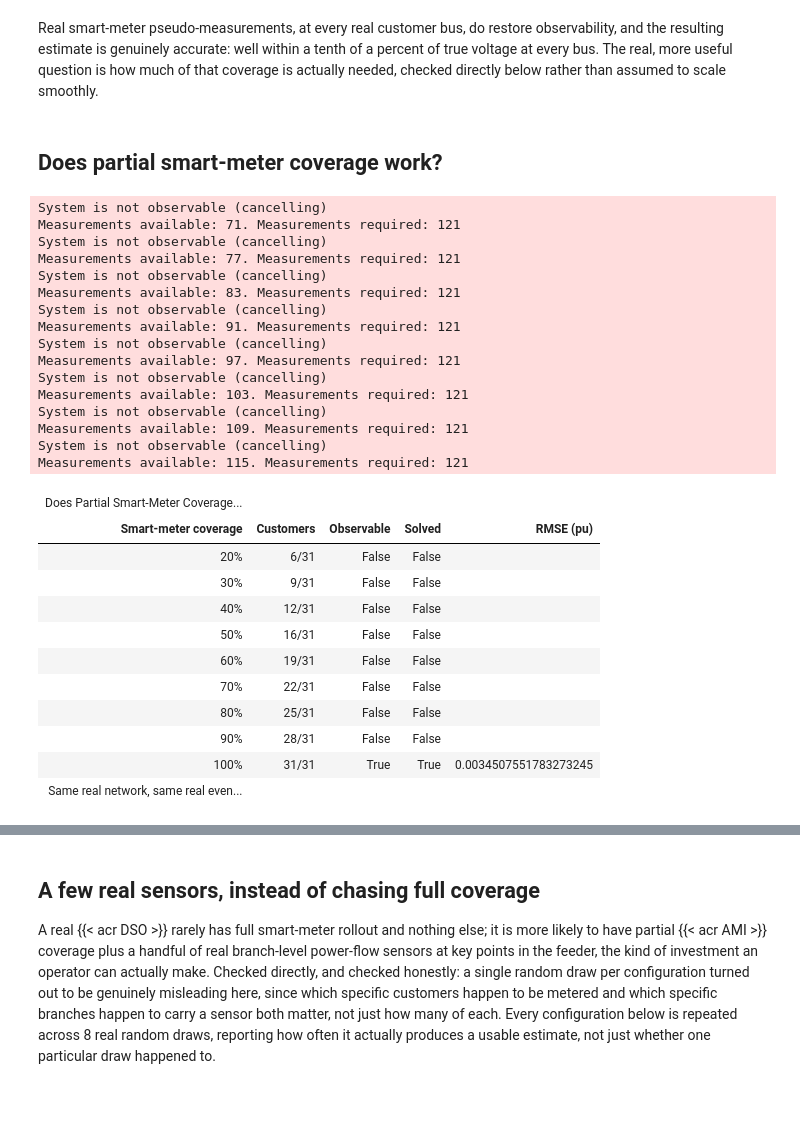
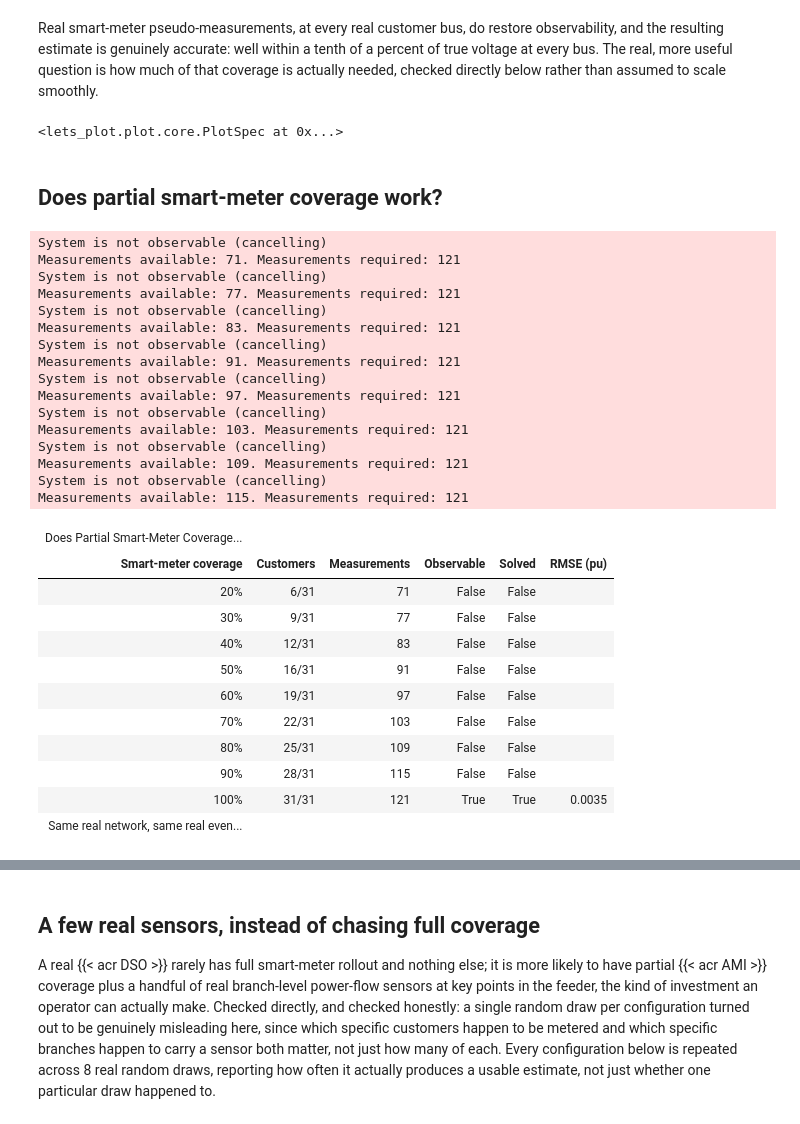
Before and after one commit to sambaiga/ml-energy-disaggregation, a Jupyter notebook: book/05-forecasting/06-lv-state-estimation-code.ipynb, the cells around one changed output, grey strips where cells are left out. Drawn from its saved outputs; the diff is of its cells as text; code cells hidden in the pictures.

```diff
--- a/book/05-forecasting/06-lv-state-estimation-code.ipynb
+++ b/book/05-forecasting/06-lv-state-estimation-code.ipynb
@@ -280,58 +285,99 @@ restore observability, and the resulting estimate is genuinely accurate:
 well within a tenth of a percent of true voltage at every bus. The real,
 more useful question is how much of that coverage is actually needed,
 checked directly below rather than assumed to scale smoothly.
+# %%
+bus_compare = (
+    pd.DataFrame({"True voltage (pu)": v_true.values, "Estimated voltage (pu)": net_full_ami.res_bus_est.vm_pu.values})
+    .sort_values("True voltage (pu)")
+    .reset_index(drop=True)
+)
+bus_compare["bus_rank"] = np.arange(len(bus_compare))
+bus_compare_long = bus_compare.melt(id_vars="bus_rank", var_name="source", value_name="vm_pu")
+
+VOLTAGE_SOURCE_COLORS = {"True voltage (pu)": PRIMARY, "Estimated voltage (pu)": SUCCESS}
+p = (
+    ggplot(bus_compare_long, aes(x="bus_rank", y="vm_pu", color="source"))
+    + geom_line()
+    + geom_point(size=1.5)
+    + scale_color_manual(values=VOLTAGE_SOURCE_COLORS)
+    + labs(
+        x="Bus, sorted by true voltage",
+        y="Voltage (pu)",
+        color="",
+        title="Full Smart-Meter Coverage: Estimated vs True Voltage, Every Bus",
+    )
+    + modern_theme()
+    + ggsize(FULL_WIDTH, 400)
+)
+p + UNBOLD_AXES
+# %% [output]
+<lets_plot.plot.core.PlotSpec at 0x...>
 # %% [markdown]
 ## Does partial smart-meter coverage work?
 # %%
+n_bus = len(net.bus)
+required_measurements = 2 * n_bus - 1  # the real observability criterion from the Key Concept box above
+n_zero_injection = len(zero_injection_buses)
+
 coverage_rows = []
 for frac in [0.2, 0.3, 0.4, 0.5, 0.6, 0.7, 0.8, 0.9, 1.0]:
     n_pick = round(n_loads * frac)
     picked = list(RNG.choice(all_load_idx, size=n_pick, replace=False))
     net_x, observable, solved = run_estimation(picked, pseudo_std_frac=0.10, seed=int(frac * 1000))
-    rmse = float(np.sqrt(np.mean((net_x.res_bus_est.vm_pu - v_true) ** 2))) if solved else None
+    rmse = round(float(np.sqrt(np.mean((net_x.res_bus_est.vm_pu - v_true) ** 2))), 4) if solved else None
+    # 3 real substation measurements (v, p, q) + 2 per metered customer + 2 per zero-injection
+    # bus (each treated as an exact P=0, Q=0 pseudo-measurement), minus 2 since trafo_lv_bus
+    # is itself in zero_injection_buses but already counted in the 3 substation measurements,
+    # not double-counted. Checked directly against pandapower's own internal count (the real
+    # "Measurements available" it logs when observability fails), not assumed correct on the
+    # first arithmetic pass: this exact formula was only settled after that check caught a
+    # real off-by-2 double-count of trafo_lv_bus.
+    n_measurements = 1 + 2 * n_pick + 2 * n_zero_injection
     coverage_rows.append(
         {
+            "Coverage": frac,
             "Smart-meter coverage": f"{frac:.0%}",
             "Customers": f"{n_pick}/{n_loads}",
+            "Measurements": n_measurements,
             "Observable": observable,
             "Solved": solved,
             "RMSE (pu)": rmse,
         }
     )
 
 coverage_df = pd.DataFrame(coverage_rows)
 themed_gt(
-    GT(coverage_df)
+    GT(coverage_df.drop(columns=["Coverage"]))
     .tab_header(title=md("**Does Partial Smart-Meter Coverage Achieve Observability?**"))
     .tab_source_note("Same real network, same real evening-peak load, coverage swept from 20% to 100%"),
     n_rows=len(coverage_df),
 )
 # %% [output]
 System is not observable (cancelling)
 Measurements available: 71. Measurements required: 121
 System is not observable (cancelling)
 Measurements available: 77. Measurements required: 121
 System is not observable (cancelling)
 Measurements available: 83. Measurements required: 121
 System is not observable (cancelling)
 Measurements available: 91. Measurements required: 121
 System is not observable (cancelling)
 Measurements available: 97. Measurements required: 121
 System is not observable (cancelling)
 Measurements available: 103. Measurements required: 121
 System is not observable (cancelling)
 Measurements available: 109. Measurements required: 121
 System is not observable (cancelling)
 Measurements available: 115. Measurements required: 121
-| Does Partial Smart-Meter Coverage... |  |  |  |  |
-| Smart-meter coverage | Customers | Observable | Solved | RMSE (pu) |
-| 20% | 6/31 | False | False |  |
-| 30% | 9/31 | False | False |  |
-| 40% | 12/31 | False | False |  |
-| 50% | 16/31 | False | False |  |
-| 60% | 19/31 | False | False |  |
-| 70% | 22/31 | False | False |  |
-| 80% | 25/31 | False | False |  |
-| 90% | 28/31 | False | False |  |
-| 100% | 31/31 | True | True | 0.0034507551783273245 |
-| Same real network, same real even... |  |  |  |  |
+| Does Partial Smart-Meter Coverage... |  |  |  |  |  |
+| Smart-meter coverage | Customers | Measurements | Observable | Solved | RMSE (pu) |
+| 20% | 6/31 | 71 | False | False |  |
+| 30% | 9/31 | 77 | False | False |  |
+| 40% | 12/31 | 83 | False | False |  |
+| 50% | 16/31 | 91 | False | False |  |
+| 60% | 19/31 | 97 | False | False |  |
+| 70% | 22/31 | 103 | False | False |  |
+| 80% | 25/31 | 109 | False | False |  |
+| 90% | 28/31 | 115 | False | False |  |
+| 100% | 31/31 | 121 | True | True | 0.0035 |
+| Same real network, same real even... |  |  |  |  |  |
```
Also changed, not shown: parts of 6 cells of this notebook, 1 other file.
